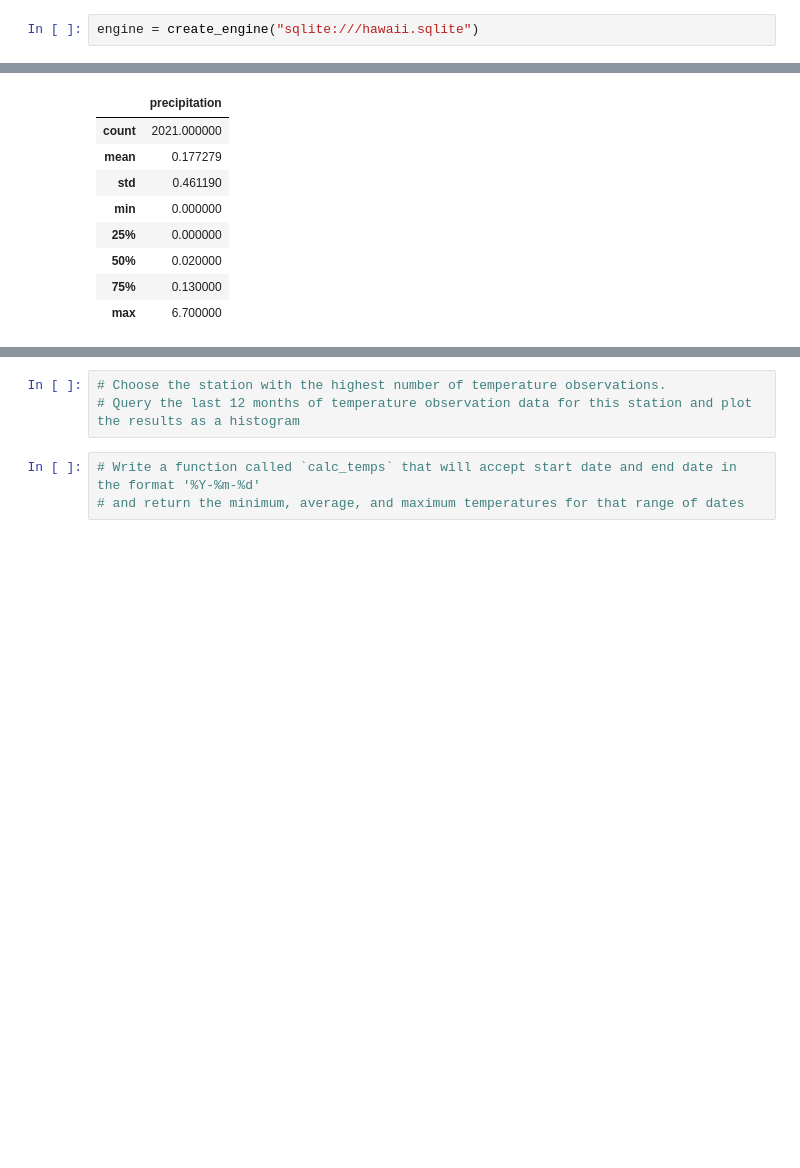
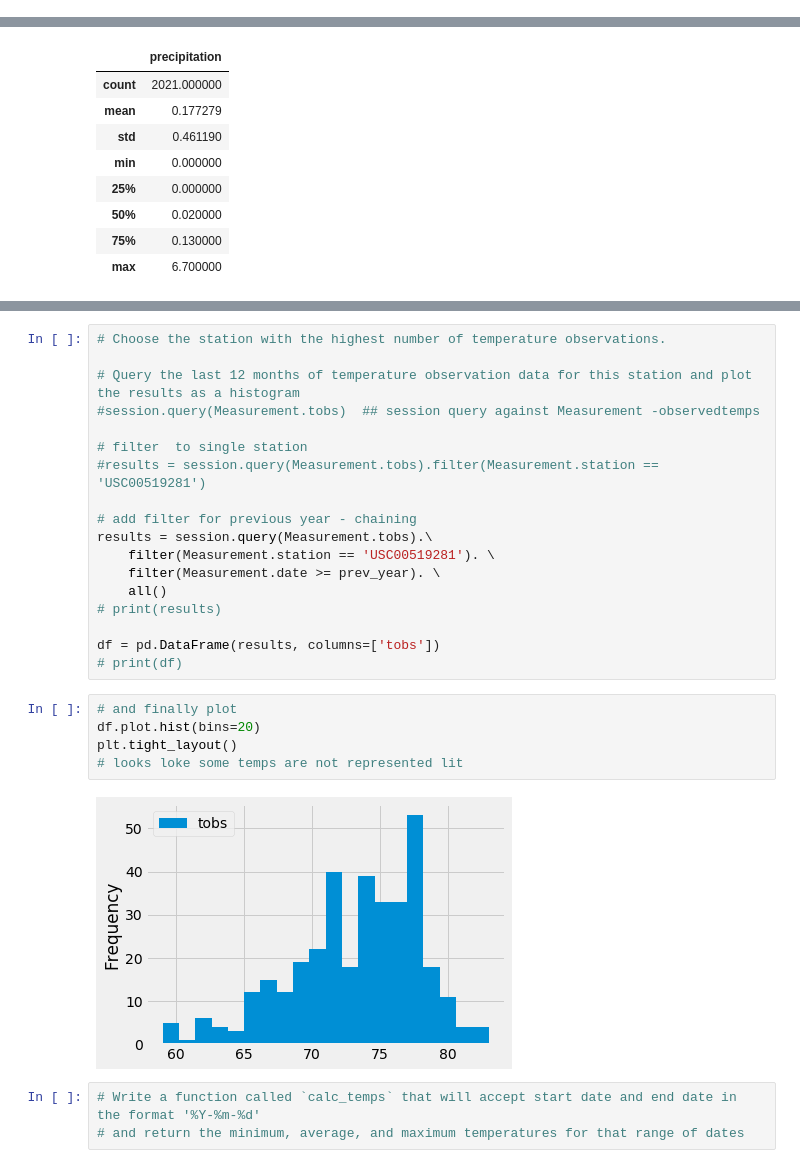
Before and after one commit to MauroBarron/surfs_up, a Jupyter notebook: climate_analysis.ipynb, the cells around one changed output, grey strips where cells are left out. Saved outputs shown, nothing was run; the diff lists cells and outputs as text; blank space fills up the shorter version.

```diff
--- a/climate_analysis.ipynb
+++ b/climate_analysis.ipynb
@@ -21,5 +21,3 @@ import sqlalchemy
 from sqlalchemy.ext.automap import automap_base
 from sqlalchemy.orm import Session
 from sqlalchemy import create_engine, func
-# %%
-engine = create_engine("sqlite:///hawaii.sqlite")
@@ -129,6 +155,28 @@ df.describe()
 # %%
 # Choose the station with the highest number of temperature observations.
+
 # Query the last 12 months of temperature observation data for this station and plot the results as a histogram
+#session.query(Measurement.tobs)  ## session query against Measurement -observedtemps
+
+# filter  to single station
+#results = session.query(Measurement.tobs).filter(Measurement.station == 'USC00519281')
+
+# add filter for previous year - chaining
+results = session.query(Measurement.tobs).\
+    filter(Measurement.station == 'USC00519281'). \
+    filter(Measurement.date >= prev_year). \
+    all()
+# print(results)
+
+df = pd.DataFrame(results, columns=['tobs'])
+# print(df)
+# %%
+# and finally plot
+df.plot.hist(bins=20)
+plt.tight_layout()
+# looks loke some temps are not represented lit
+# %% [output]
+[figure, added]
 # %%
 # Write a function called `calc_temps` that will accept start date and end date in the format '%Y-%m-%d'
 # and return the minimum, average, and maximum temperatures for that range of dates
```
Also changed, not shown: parts of 5 cells of this notebook, 1 other file.
